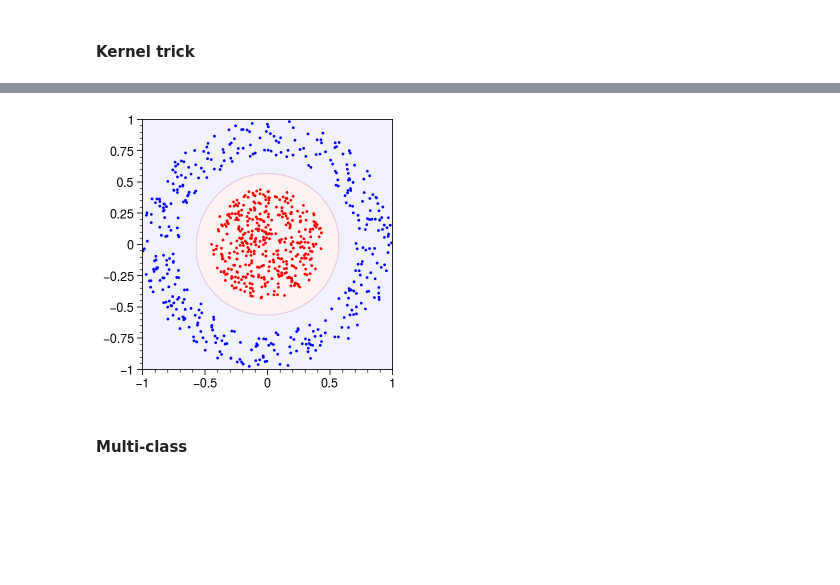
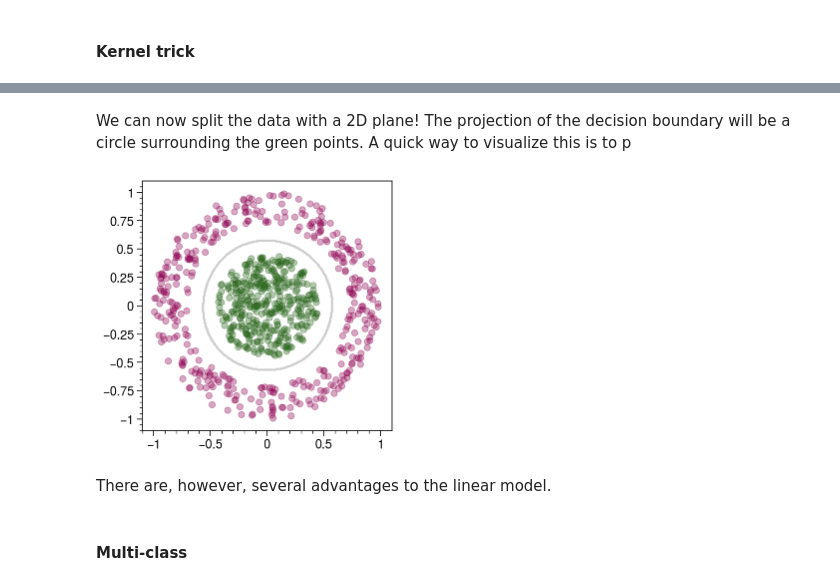
Before and after one commit to austin-hoover/blog_old, a Jupyter notebook: _notebooks/2021-04-01-authorship_identification.ipynb, the cells around one changed output, grey strips where cells are left out. Drawn from its saved outputs; the diff is of its cells as text; code cells hidden in the pictures; blank space fills up the shorter version.

```diff
--- a/_notebooks/2021-04-01-authorship_identification.ipynb
+++ b/_notebooks/2021-04-01-authorship_identification.ipynb
@@ -1,9 +1,12 @@
 # %%
 #hide
+from IPython.display import HTML
 import matplotlib.pyplot as plt
 import proplot as plot
 plot.rc['figure.facecolor'] = 'white'
 plot.rc['axes.grid'] = False
+plot.rc['lines.markeredgewidth'] = 0
+plot.rc['image.cmap'] = 'PiYG'
 # %% [markdown]
 # Authorship identification
 - toc: true
@@ -116,8 +114,8 @@ t1 = np.random.uniform(0, 2*np.pi, size=(n,))
 t2 = np.random.uniform(0, 2*np.pi, size=(n,))
 X = np.vstack([np.vstack([r1*np.cos(t1), r1*np.sin(t1)]).T,
                np.vstack([r2*np.cos(t2), r2*np.sin(t2)]).T])
-y = n * [+1] + n * [-1]
+y = n * [1] + n * [-1]
 
 fig, ax = plot.subplots()
-ax.scatter(X[:, 0], X[:, 1], s=2, c=y, cmap='bwr');
+ax.scatter(X[:, 0], X[:, 1], s=20, alpha=0.35, c=y);
 # %% [output]
@@ -125,17 +137,21 @@ ax.scatter(X[:, 0], X[:, 1], s=2, c=y, cmap='bwr');
+# %% [markdown]
+We can now split the data with a 2D plane! The projection of the decision boundary will be a circle surrounding the green points. A quick way to visualize this is to p
 # %%
 clf = svm.SVC()
 clf.fit(X, y)
 
-xx, yy = np.meshgrid(np.linspace(-1, 1, 300), np.linspace(-1, 1, 300))
-Y = np.c_[xx.ravel(), yy.ravel()]
-y_pred = clf.predict(Y)
+xx, yy = np.meshgrid(np.linspace(-1.1, 1.1, 300), np.linspace(-1.1, 1.1, 300))
+Z = np.c_[xx.ravel(), yy.ravel()]
+y_pred = clf.predict(Z)
 zz = y_pred.reshape(xx.shape)
 
 fig, ax = plot.subplots()
-ax.scatter(X[:, 0], X[:, 1], s=2, c=y, cmap='bwr');
-ax.contourf(xx, yy, zz, alpha=0.05, cmap='bwr');
+ax.scatter(X[:, 0], X[:, 1], s=20, alpha=0.35, c=y)
+ax.contour(xx, yy, zz, alpha=0.05, cmap='binary');
 # %% [output]
-[figure, old version]
+[figure, new version]
+# %% [markdown]
+There are, however, several advantages to the linear model.
 # %% [markdown]
 #### Multi-class
 # %% [markdown]
```
Also changed, not shown: parts of 10 cells of this notebook, 1 other file.
